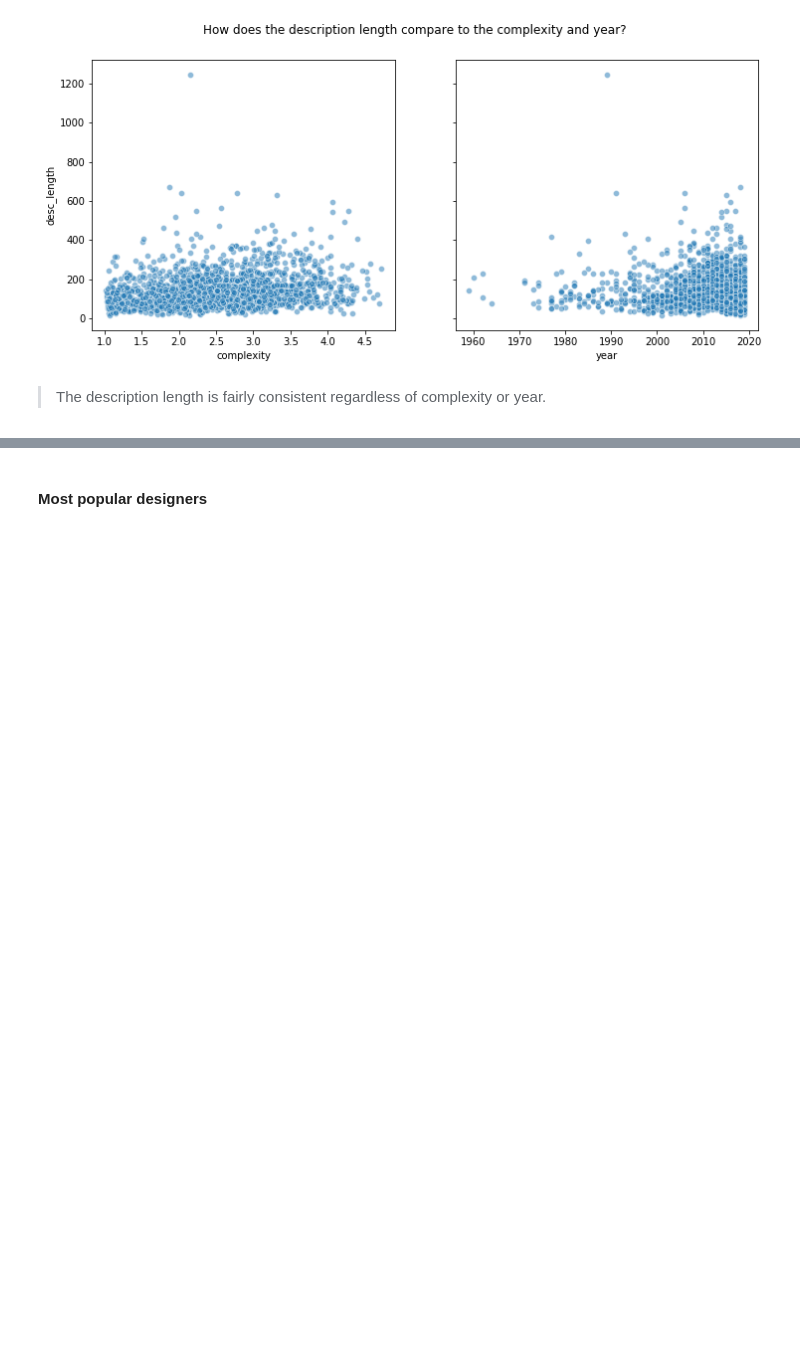
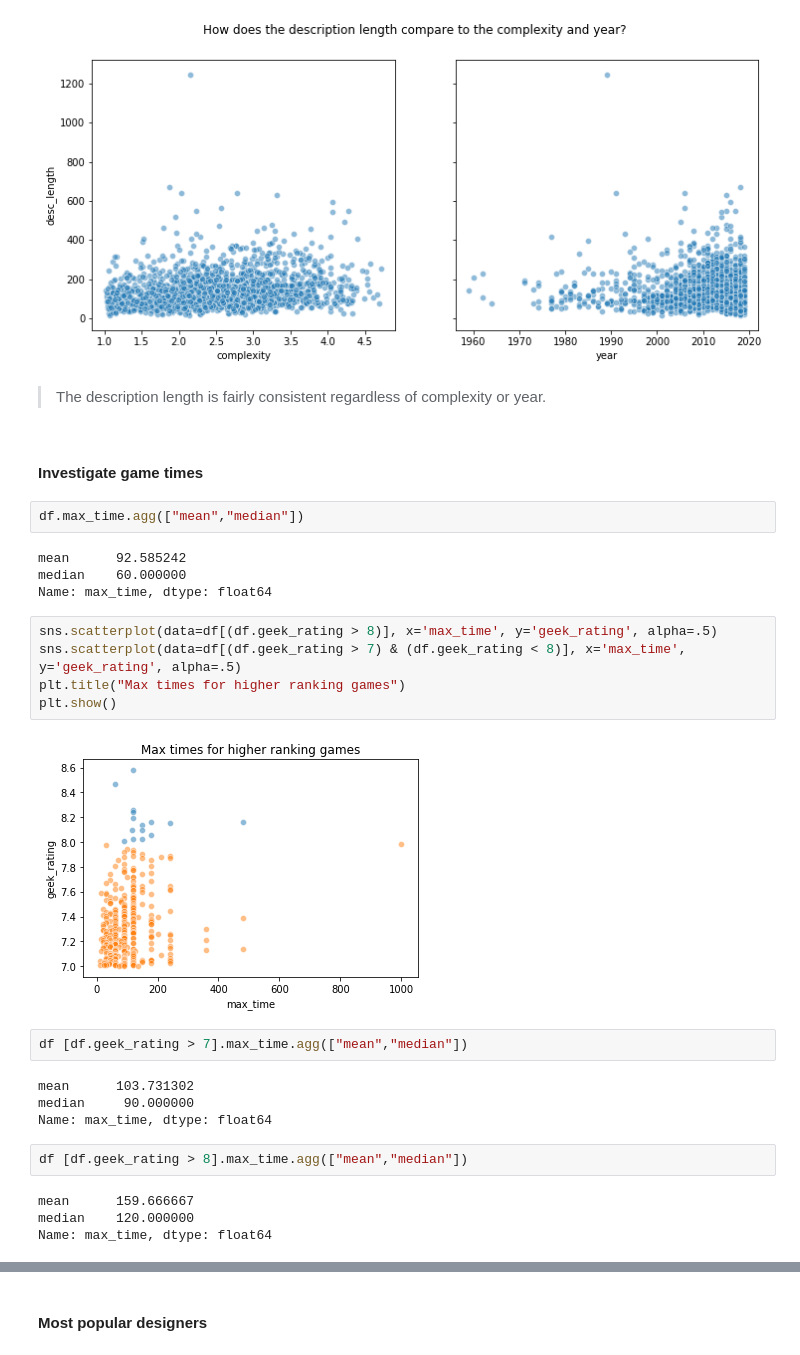
Before and after one commit to misty-garcia/board_games, a Jupyter notebook: top_games.ipynb, the cells around one changed output, grey strips where cells are left out. Saved outputs shown, nothing was run; the diff lists cells and outputs as text; blank space fills up the shorter version.

```diff
--- a/top_games.ipynb
+++ b/top_games.ipynb
@@ -478,3 +478,30 @@ plt.show()
 [figure]
 # %% [markdown]
 > The description length is fairly consistent regardless of complexity or year.
+# %% [markdown]
+#### Investigate game times
+# %%
+df.max_time.agg(["mean","median"])
+# %% [output]
+mean      92.585242
+median    60.000000
+Name: max_time, dtype: float64
+# %%
+sns.scatterplot(data=df[(df.geek_rating > 8)], x='max_time', y='geek_rating', alpha=.5)
+sns.scatterplot(data=df[(df.geek_rating > 7) & (df.geek_rating < 8)], x='max_time', y='geek_rating', alpha=.5)
+plt.title("Max times for higher ranking games")
+plt.show()
+# %% [output]
+[figure, added]
+# %%
+df [df.geek_rating > 7].max_time.agg(["mean","median"])
+# %% [output]
+mean      103.731302
+median     90.000000
+Name: max_time, dtype: float64
+# %%
+df [df.geek_rating > 8].max_time.agg(["mean","median"])
+# %% [output]
+mean      159.666667
+median    120.000000
+Name: max_time, dtype: float64
```
Also changed, not shown: parts of 40 cells of this notebook.
